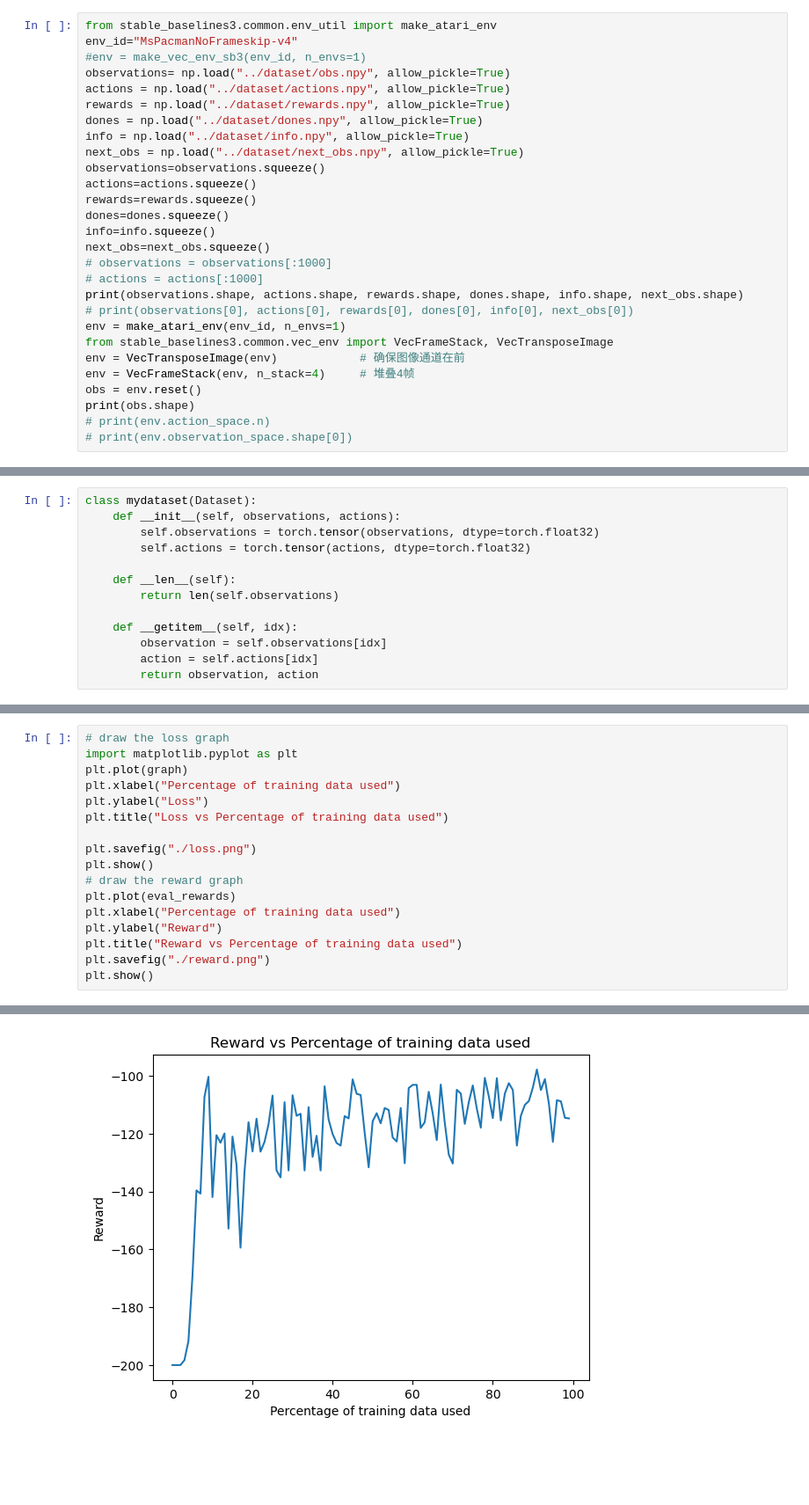
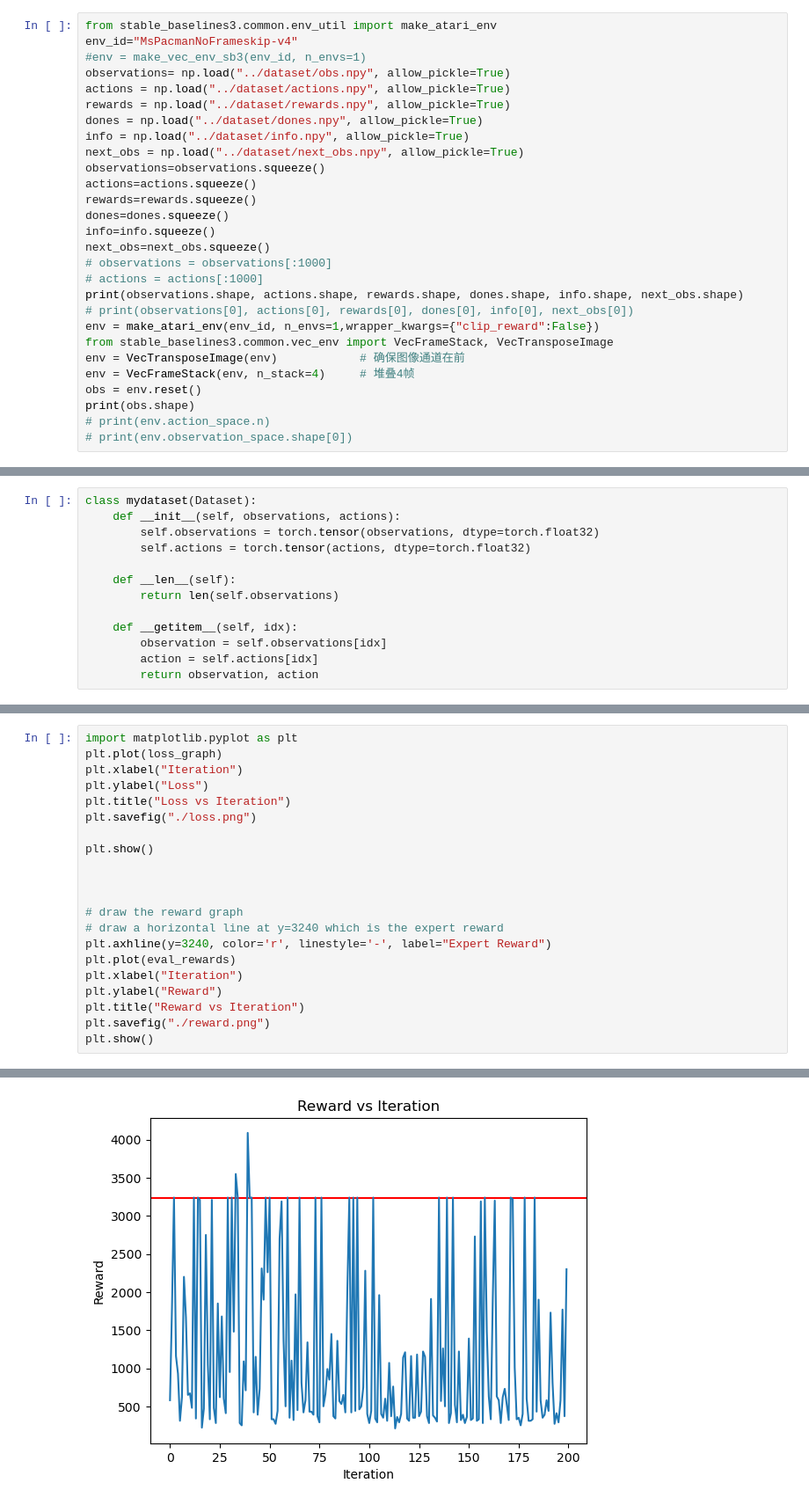
Before and after one commit to NYCU-CS-project/RL, a Jupyter notebook: MsPacmanNoFrameskip-v4/BC/train.ipynb, the cells around one changed output, grey strips where cells are left out. Shown at 88% size. Drawn from its saved outputs; the diff is of its cells as text; blank space fills up the shorter version.

```diff
--- a/MsPacmanNoFrameskip-v4/BC/train.ipynb
+++ b/MsPacmanNoFrameskip-v4/BC/train.ipynb
@@ -106,7 +106,7 @@ next_obs=next_obs.squeeze()
 # actions = actions[:1000]
 print(observations.shape, actions.shape, rewards.shape, dones.shape, info.shape, next_obs.shape)
 # print(observations[0], actions[0], rewards[0], dones[0], info[0], next_obs[0])
-env = make_atari_env(env_id, n_envs=1)
+env = make_atari_env(env_id, n_envs=1,wrapper_kwargs={"clip_reward":False})
 from stable_baselines3.common.vec_env import VecFrameStack, VecTransposeImage
 env = VecTransposeImage(env)            # 确保图像通道在前
 env = VecFrameStack(env, n_stack=4)     # 堆叠4帧
@@ -242,18 +310,22 @@ OutOfMemoryError: CUDA out of memory. Tried to allocate 10.52 GiB. GPU 0 has a t
 # %%
-# draw the loss graph
 import matplotlib.pyplot as plt
-plt.plot(graph)
-plt.xlabel("Percentage of training data used")
+plt.plot(loss_graph)
+plt.xlabel("Iteration")
 plt.ylabel("Loss")
-plt.title("Loss vs Percentage of training data used")
+plt.title("Loss vs Iteration")
+plt.savefig("./loss.png")
 
-plt.savefig("./loss.png")
 plt.show()
+
+
+
 # draw the reward graph
+# draw a horizontal line at y=3240 which is the expert reward
+plt.axhline(y=3240, color='r', linestyle='-', label="Expert Reward")
 plt.plot(eval_rewards)
-plt.xlabel("Percentage of training data used")
+plt.xlabel("Iteration")
 plt.ylabel("Reward")
-plt.title("Reward vs Percentage of training data used")
+plt.title("Reward vs Iteration")
 plt.savefig("./reward.png")
 plt.show()
 # %% [output]
@@ -261 +333 @@ plt.show()
-[figure, old version]
+[figure, new version]
```
Also changed, not shown: parts of 5 cells of this notebook, 14 other files.
